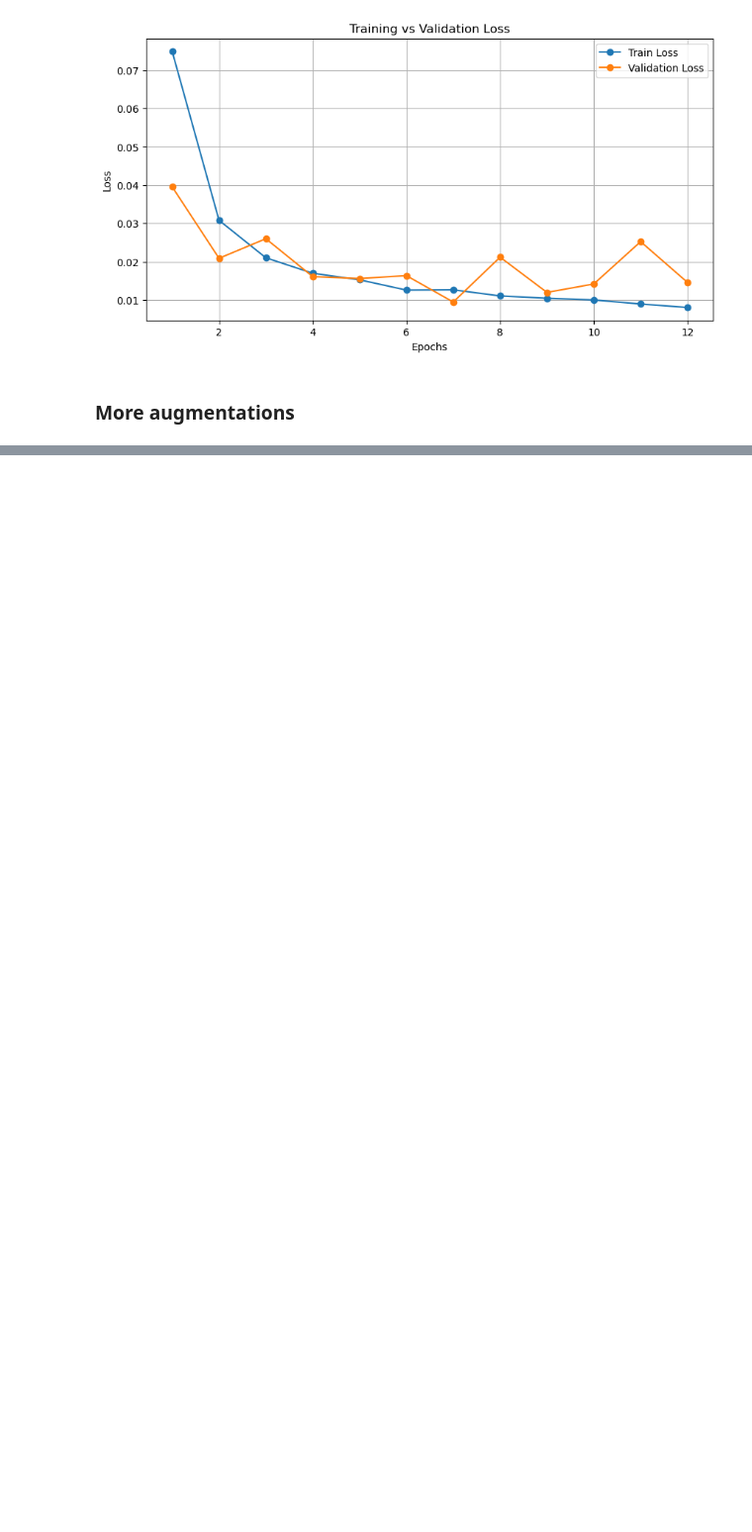
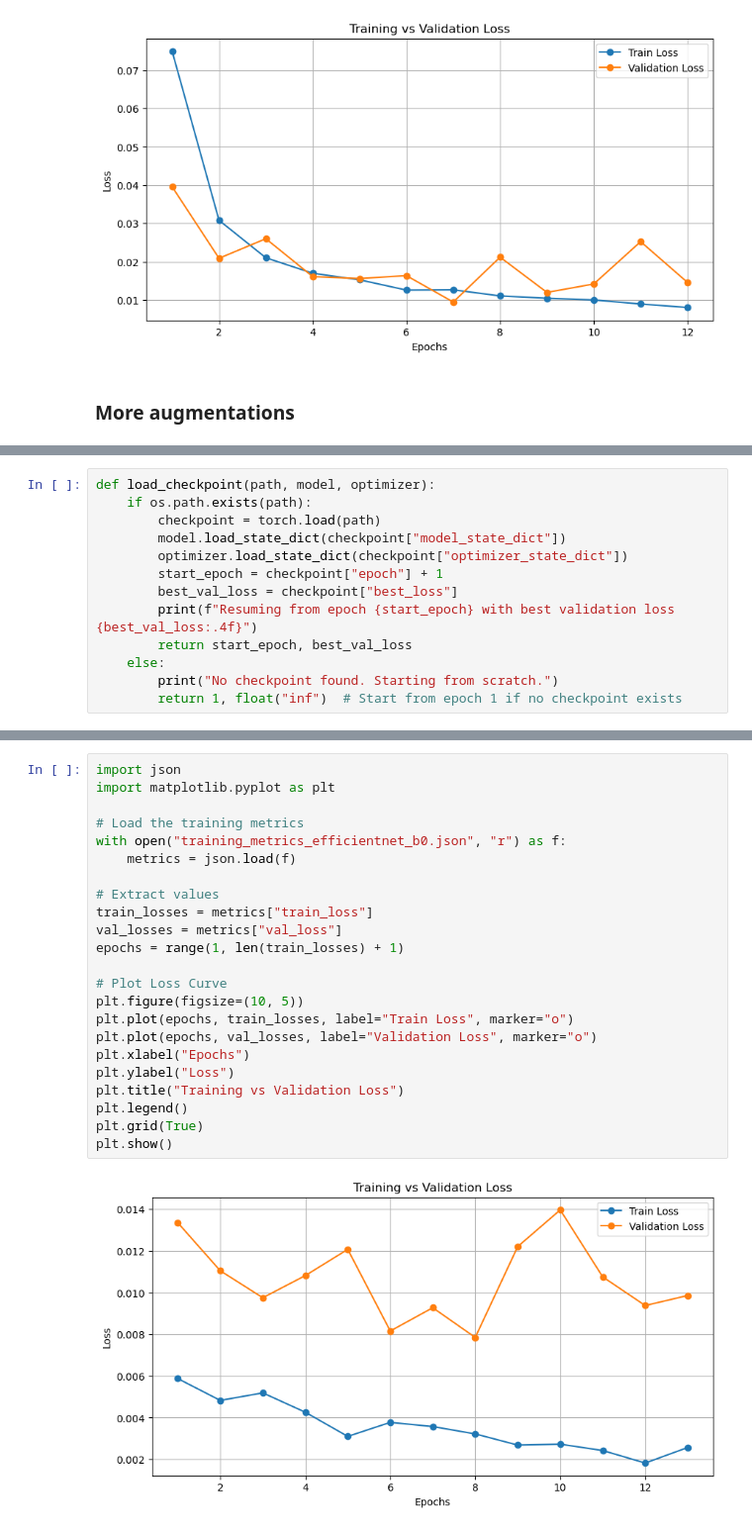
Before and after one commit to AsenSirakov/Deep_Learning_2024_Soft_uni, a Jupyter notebook: Project/Models.ipynb, the cells around one changed output, grey strips where cells are left out. Shown: that part at 99% size. Drawn from its saved outputs; the diff is of its cells as text; blank space fills up the shorter version.

Commit message:
Models

```diff
--- a/Project/Models.ipynb
+++ b/Project/Models.ipynb
@@ -826,0 +1316,13 @@ plt.show()
+# %%
+def load_checkpoint(path, model, optimizer):
+    if os.path.exists(path):
+        checkpoint = torch.load(path)
+        model.load_state_dict(checkpoint["model_state_dict"])
+        optimizer.load_state_dict(checkpoint["optimizer_state_dict"])
+        start_epoch = checkpoint["epoch"] + 1
+        best_val_loss = checkpoint["best_loss"]
+        print(f"Resuming from epoch {start_epoch} with best validation loss {best_val_loss:.4f}")
+        return start_epoch, best_val_loss
+    else:
+        print("No checkpoint found. Starting from scratch.")
+        return 1, float("inf")  # Start from epoch 1 if no checkpoint exists
@@ -826,0 +1411,25 @@ plt.show()
+# %%
+import json
+import matplotlib.pyplot as plt
+
+# Load the training metrics
+with open("training_metrics_efficientnet_b0.json", "r") as f:
+    metrics = json.load(f)
+
+# Extract values
+train_losses = metrics["train_loss"]
+val_losses = metrics["val_loss"]
+epochs = range(1, len(train_losses) + 1)
+
+# Plot Loss Curve
+plt.figure(figsize=(10, 5))
+plt.plot(epochs, train_losses, label="Train Loss", marker="o")
+plt.plot(epochs, val_losses, label="Validation Loss", marker="o")
+plt.xlabel("Epochs")
+plt.ylabel("Loss")
+plt.title("Training vs Validation Loss")
+plt.legend()
+plt.grid(True)
+plt.show()
+# %% [output]
+[figure, added]
```
Also changed, not shown: parts of 15 cells of this notebook.
